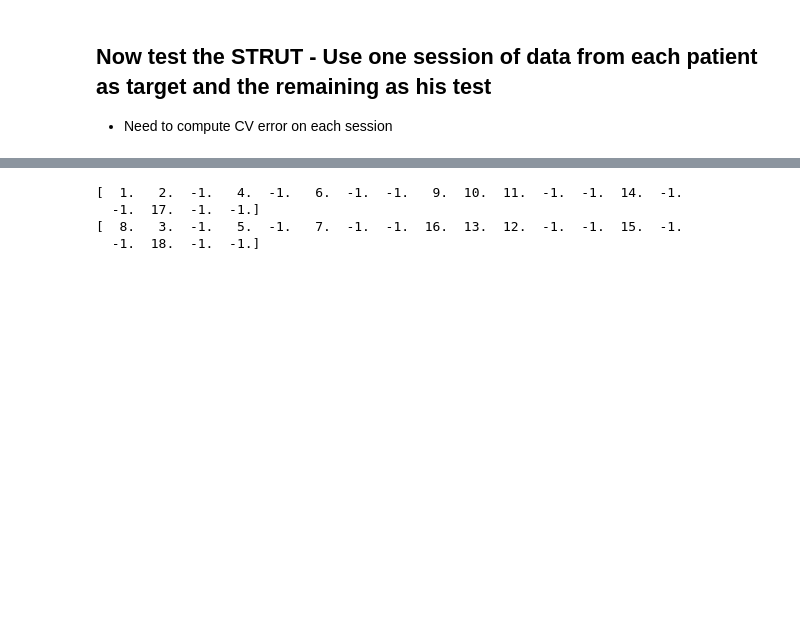
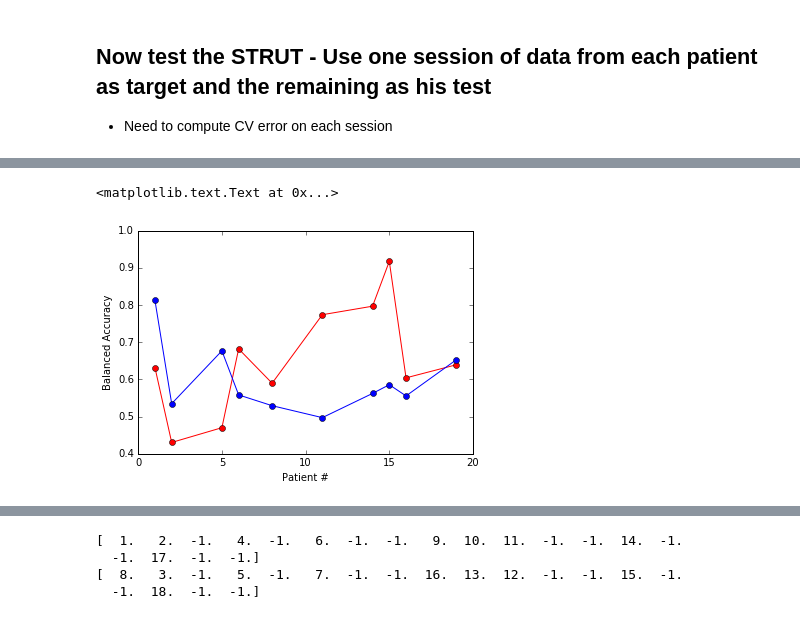
Before and after one commit to Luke3D/TransferRandomForest, a Jupyter notebook: TestonARData_STRUT.ipynb, the cells around one changed output, grey strips where cells are left out. Saved outputs shown, nothing was run; the diff lists cells and outputs as text; code cells hidden in the pictures; blank space fills up the shorter version.

```diff
--- a/TestonARData_STRUT.ipynb
+++ b/TestonARData_STRUT.ipynb
@@ -563,0 +716,21 @@ IndexError: index 4 is out of bounds for axis 1 with size 4
+# %%
+plt.figure(1)
+#plt.subplot(221)
+#plt.plot(STRUTacc-TOacc,'ro-')
+#plt.xlabel('Patient #')
+#plt.ylabel('Balanced Accuracy')
+#plt.title('(STRUT - Target_only)')
+
+#plt.subplot(223)
+plt.plot(PatientCodes,STRUTacc,'ro-',PatientCodes,TOacc,'bo-')
+plt.xlabel('Patient #')
+plt.ylabel('Balanced Accuracy')
+#plt.legend(['w SER','Target only'])
+
+#plt.subplot(222)
+#plt.plot(Ntarget)
+#plt.title('target samples per subject')
+#plt.show
+# %% [output]
+<matplotlib.text.Text at 0x...>
+[figure, added]
```
Also changed, not shown: parts of 21 cells of this notebook, 1 other file.
